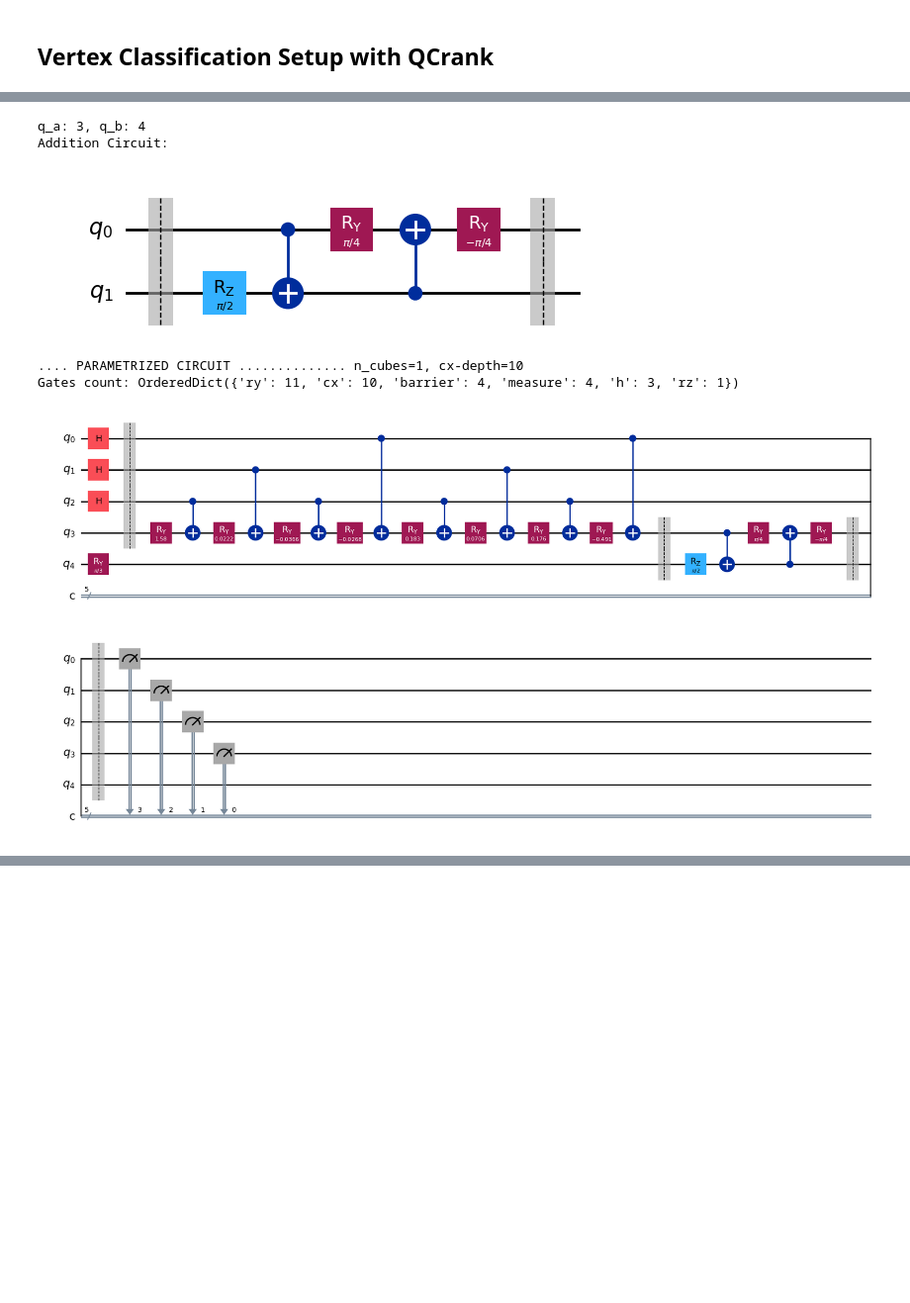
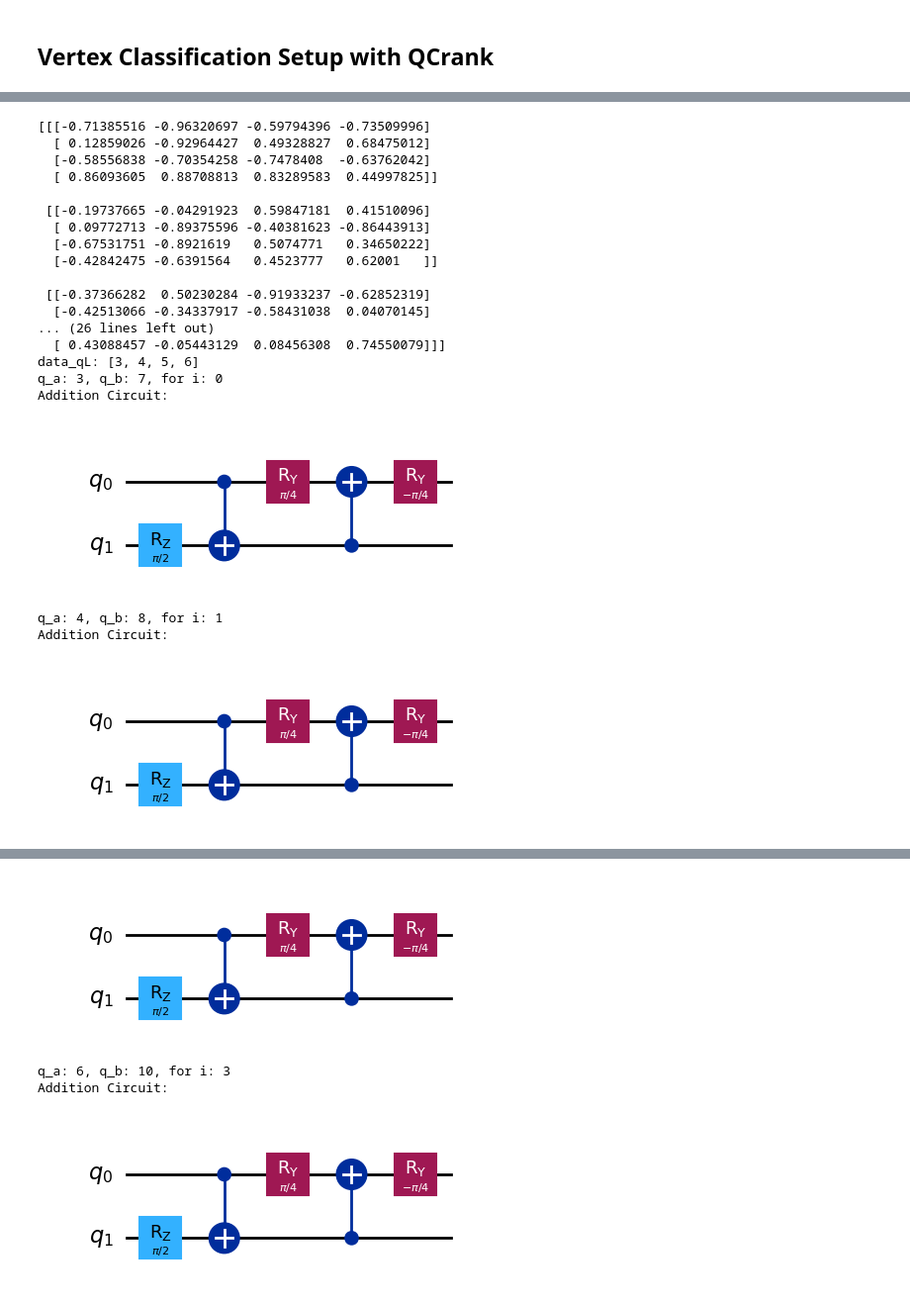
Before and after one commit to Burned357Waffles/Marching-Qubes-Thesis, a Jupyter notebook: ehands_qcrank_comparator_exploration.ipynb, the cells around one changed output, grey strips where cells are left out. Shown at 99% size. Saved outputs shown, nothing was run; the diff lists cells and outputs as text; code cells hidden in the pictures; blank space fills up the shorter version.

Commit message:
working on expanding this to n cubes

```diff
--- a/ehands_qcrank_comparator_exploration.ipynb
+++ b/ehands_qcrank_comparator_exploration.ipynb
@@ -152,7 +152,7 @@ def plot_residuals(actual, theory, title, x_label, y_label, legend):
 
     plt.show()
 # %%
-def ehands_addition(qc, q_a, q_b, weight, negation=False, verbose=False, barrier=False):
+def ehands_addition(qc, q_a, q_b, weight, negation=False, verbose=False):
     """
     Perform an EHands addition of two qubits with a given weight and optional negation.
 
@@ -168,9 +168,6 @@ def ehands_addition(qc, q_a, q_b, weight, negation=False, verbose=False, barrier
 
     qc_add = QuantumCircuit(2)
 
-    if barrier:
-        qc_add.barrier()
-
     if negation:
         qc_add.x(1)
 
@@ -180,9 +177,6 @@ def ehands_addition(qc, q_a, q_b, weight, negation=False, verbose=False, barrier
     qc_add.cx(1, 0)
     qc_add.ry(-alpha/2, 0)
 
-    if barrier:
-        qc_add.barrier()
-
     if verbose:
         print("Addition Circuit:")
         display(qc_add.draw('mpl'))
@@ -258,12 +251,7 @@ def encode_with_qcrank_2(data_args, useCZ=False, measure=True, barrier=True):
 
     qc = qcrankObj.circuit
 
-    if len(data_args['data_inp']) > 1:
-        combined_arrays = np.stack([data_args['data_inp'][0], data_args['data_inp'][1]], axis=1)
-        qcrankObj.bind_data(combined_arrays)
-
-    else:
-        qcrankObj.bind_data(data_args['data_inp'][0])
+    qcrankObj.bind_data(data_args['data_inp'])
 
     qcEL = qcrankObj.instantiate_circuits()
     return {
@@ -278,20 +266,31 @@ def analyze_all_qcrank_residuals(data_args, recoveredL, all_data_list, all_rec_l
     # Iterate over all input arrays
     for i in range(data_args['nq_data']):
         # Save data and recovered to lists
-        all_data_list[i].append(data_args['data_inp'][i])
+        all_data_list[i].append(data_args['data_inp'][i, :, :])
         all_rec_list[i].append(recoveredL[i])
 
         # QCrank analysis
         print(f"Analyzing residuals for array {i}")
-        analyze_qcrank_residuals(data_args['data_inp'][i], recoveredL[i])
+        analyze_qcrank_residuals(data_args['data_inp'][i, :, :], recoveredL[i])
 
         if verbose:
-            for j in range(data_args['n_cubes']):
-                print(f'\nCube {j} original data:\n', data_args['data_inp'][i][..., j].T)
-                print(f'Reconstructed data:\n', recoveredL[i][..., j].T)
-                print(f'Difference:\n', (data_args['data_inp'][i][..., j] - recoveredL[i][..., j]).T)
-                if i > 2:
-                    break
+            print(f'\nCube original data:\n', data_args['data_inp'][i, :, :].T)
+            print(f'Reconstructed data:\n', recoveredL[i].T)
+            print(f'Difference:\n', (data_args['data_inp'][i, :, :] - recoveredL[i]).T)
+            if i > 2:
+                break
+# %%
+def add_iso_qubit_for_ehands(qc, data_q, placement_q, isovalue, weight, negation=True, verbose=False):
+    qc_iso = QuantumCircuit(1, 1)
+    qc_iso.ry(np.arccos(isovalue), 0)
+
+    qc.compose(qc_iso, placement_q, inplace=True)
+
+    qc.barrier()
+    qc = ehands_addition(qc, data_q, placement_q, weight=weight, verbose=verbose)
+    qc.barrier()
+
+    return qc
 # %% [markdown]
 ## Method 2
 ### Encode Data array using QCrank, encode Isovalue using single Ry gate
@@ -363,11 +357,27 @@ def test_qcrank_ehands_single_iso():
     print("Returning data and recovered data lists")
     return all_rec_list, all_data_list
 # %%
-all_rec_list, all_data_list = test_qcrank_ehands_single_iso()
+n_cubes = 4
+all_rec_list, all_data_list = test_qcrank_ehands_single_iso_n_data(n_cubes)
 # %% [output]
-q_a: 3, q_b: 4
+[[[-0.71385516 -0.96320697 -0.59794396 -0.73509996]
+  [ 0.12859026 -0.92964427  0.49328827  0.68475012]
+  [-0.58556838 -0.70354258 -0.7478408  -0.63762042]
+  [ 0.86093605  0.88708813  0.83289583  0.44997825]]
+
+ [[-0.19737665 -0.04291923  0.59847181  0.41510096]
+  [ 0.09772713 -0.89375596 -0.40381623 -0.86443913]
+  [-0.67531751 -0.8921619   0.5074771   0.34650222]
+  [-0.42842475 -0.6391564   0.4523777   0.62001   ]]
+
+ [[-0.37366282  0.50230284 -0.91933237 -0.62852319]
+  [-0.42513066 -0.34337917 -0.58431038  0.04070145]
+... (26 lines left out)
+  [ 0.43088457 -0.05443129  0.08456308  0.74550079]]]
+data_qL: [3, 4, 5, 6]
+q_a: 3, q_b: 7, for i: 0
 Addition Circuit:
-[figure, old version]
+[figure, new version]
-.... PARAMETRIZED CIRCUIT .............. n_cubes=1, cx-depth=10
-Gates count: OrderedDict({'ry': 11, 'cx': 10, 'barrier': 4, 'measure': 4, 'h': 3, 'rz': 1})
+q_a: 4, q_b: 8, for i: 1
+Addition Circuit:
-[figure, old version]
+[figure, new version]
@@ -390,0 +386,4 @@ Returning data and recovered data lists
+[figure, added]
+q_a: 6, q_b: 10, for i: 3
+Addition Circuit:
+[figure, added]
```
Also changed, not shown: parts of 6 cells of this notebook.
